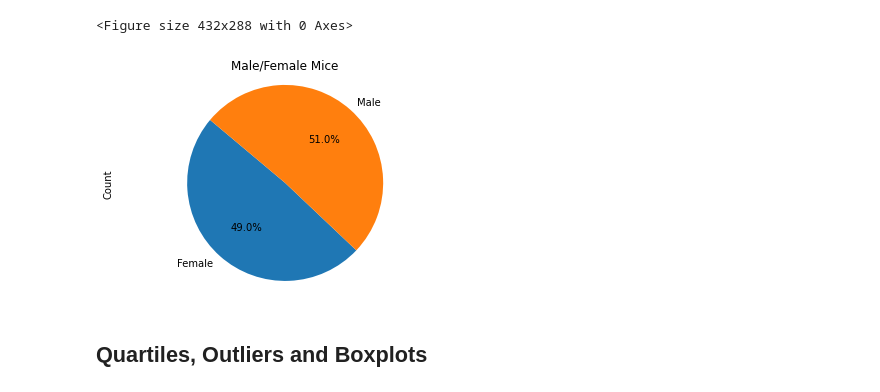
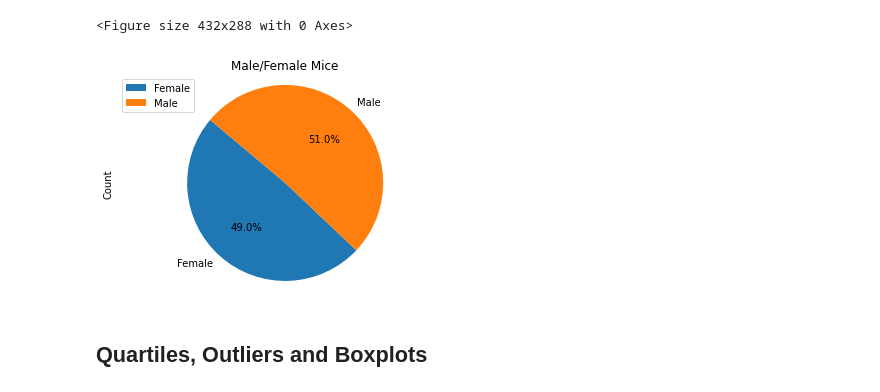
Before and after one commit to potterc22/MatPlotLib-Challenge, a Jupyter notebook: pymaceuticals_starter.ipynb, the cells around one changed output. Drawn from its saved outputs; the diff is of its cells as text; code cells hidden in the pictures.

Commit message:
Added Pie Chart Legend

```diff
--- a/pymaceuticals_starter.ipynb
+++ b/pymaceuticals_starter.ipynb
@@ -180,14 +180,15 @@ plt.tight_layout()
 # %%
 # Generate a pie plot showing the distribution of female versus male mice using pyplot
 gender_counts = gender_counts.reset_index()
 plt.pie(gender_counts['Count'], labels= gender_counts['Sex'], autopct='%1.1f%%', startangle=140)
 # Create labels and title for pie  chart
 plt.title('Male/Female Mice')
 plt.axis('equal')
 plt.ylabel('Count')
+plt.legend(loc='best')
 plt.show()
 # %% [output]
-[figure, old version]
+[figure, new version]
 # %% [markdown]
 ## Quartiles, Outliers and Boxplots
 # %%
```
